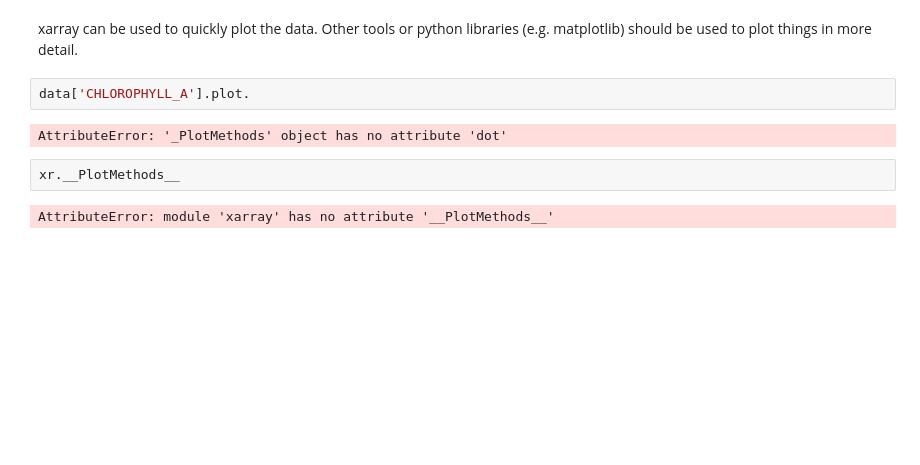
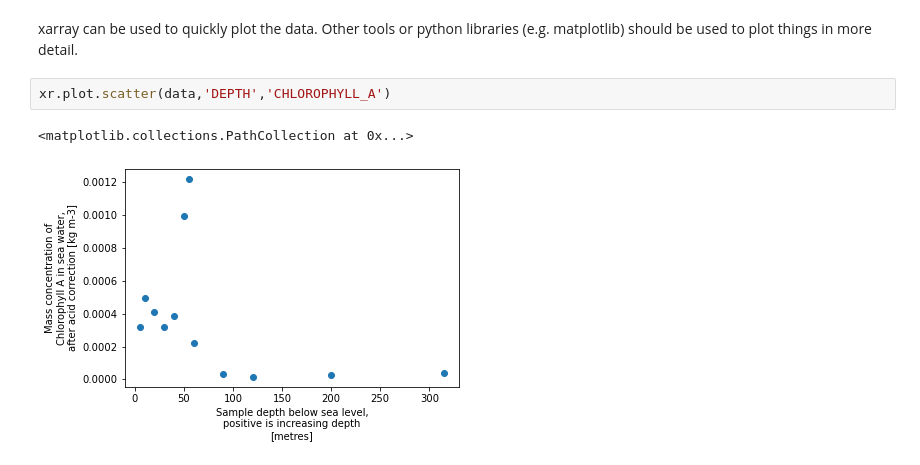
Before and after one commit to SIOS-Svalbard/AeN_doc, a Jupyter notebook: NetCDF-CF_example_scripts_and_data/xarray_analyse_netcdf_depth_profile.ipynb, the cells around one changed output. Drawn from its saved outputs; the diff is of its cells as text; blank space fills up the shorter version.

```diff
--- a/NetCDF-CF_example_scripts_and_data/xarray_analyse_netcdf_depth_profile.ipynb
+++ b/NetCDF-CF_example_scripts_and_data/xarray_analyse_netcdf_depth_profile.ipynb
@@ -129,11 +129,8 @@ The long_name is provided by the data creator, in their own words.
 # Plotting the data
 # %% [markdown]
 xarray can be used to quickly plot the data. Other tools or python libraries (e.g. matplotlib) should be used to plot things in more detail.
-# %%
-data['CHLOROPHYLL_A'].plot.
-# %% [output]
-AttributeError: '_PlotMethods' object has no attribute 'dot'
 # %%
-xr.__PlotMethods__
+xr.plot.scatter(data,'DEPTH','CHLOROPHYLL_A')
 # %% [output]
-AttributeError: module 'xarray' has no attribute '__PlotMethods__'
+<matplotlib.collections.PathCollection at 0x...>
+[figure, added]
```
Also changed, not shown: parts of 5 cells of this notebook.
